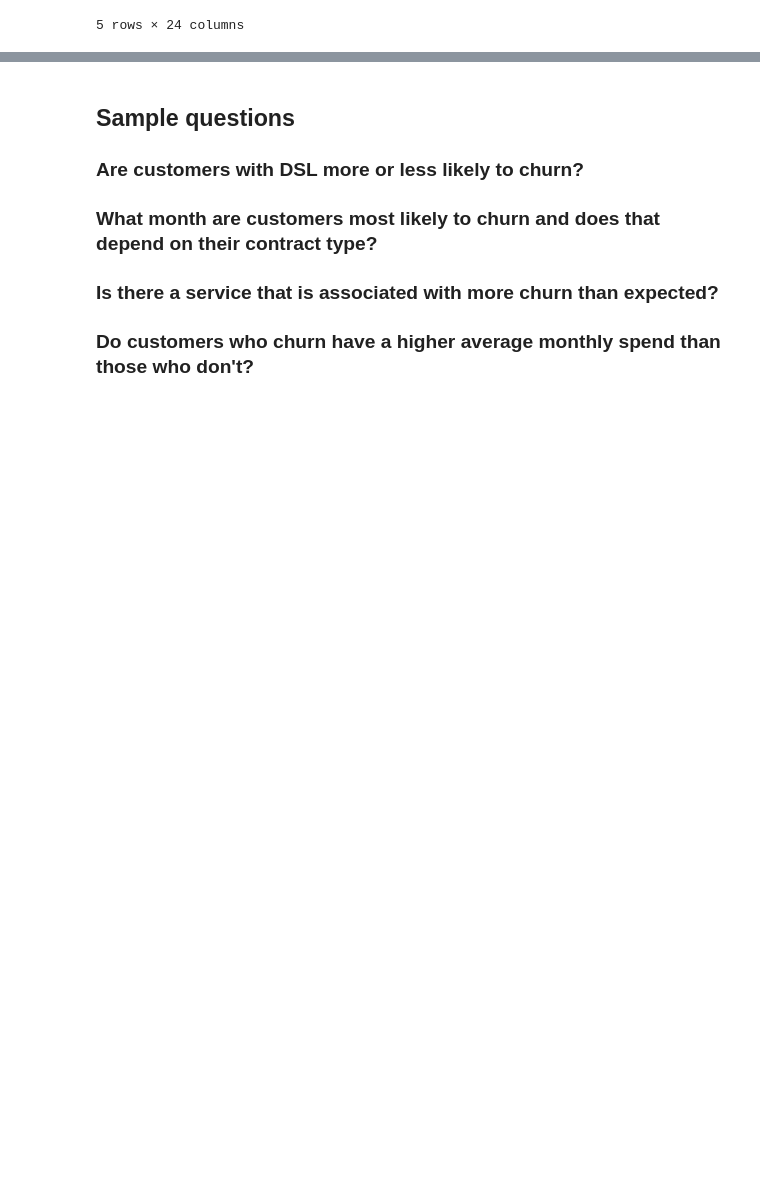
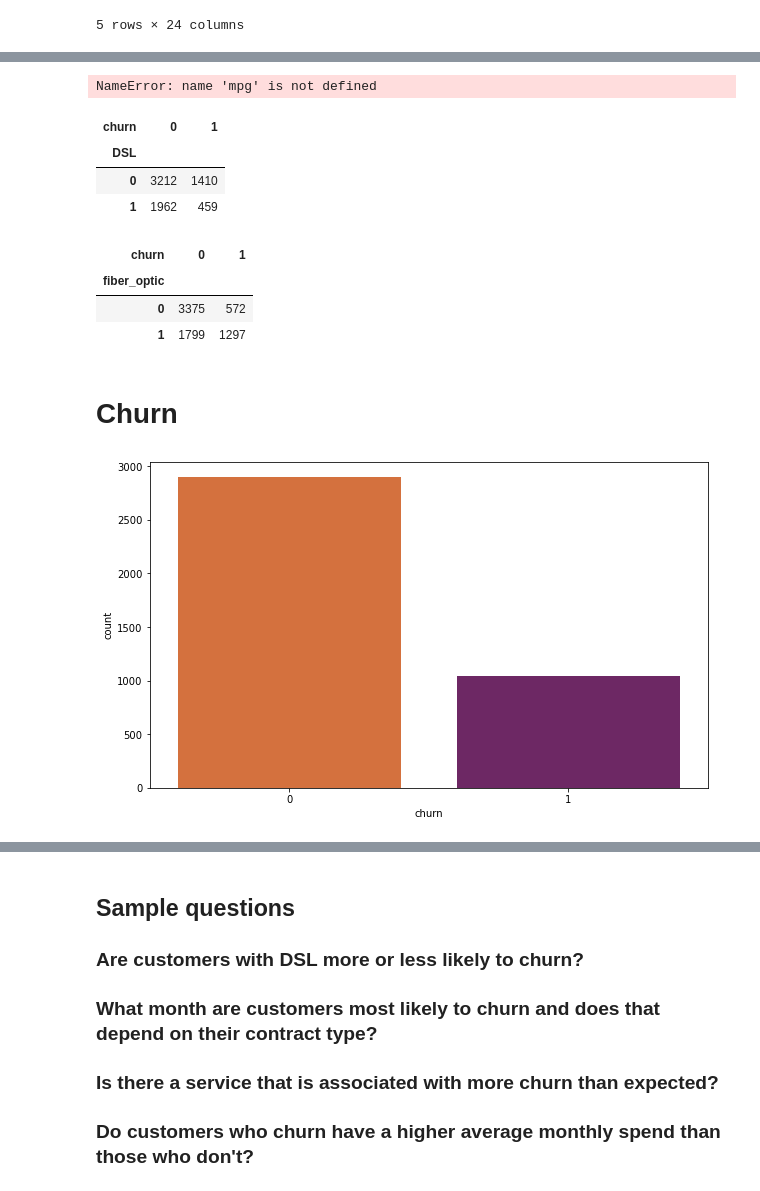
Before and after one commit to Daniel-Northcutt/Classification_Project, a Jupyter notebook: Telco_Work_Notebook.ipynb, the cells around one changed output, grey strips where cells are left out. Cells and saved outputs as stored; diff of their text form; code cells hidden in the pictures; blank space fills up the shorter version.

```diff
--- a/Telco_Work_Notebook.ipynb
+++ b/Telco_Work_Notebook.ipynb
@@ -43,0 +132,15 @@ df.isnull().mean()
+# %%
+def split_telco_data(df):
+    '''
+    This function performs split on telco data, stratify churn.
+    Returns train, validate, and test dfs.
+    '''
+    train_validate, test = train_test_split(df, test_size=.2,
+                                        random_state=123,
+                                        stratify=df.churn)
+    train, validate = train_test_split(train_validate, test_size=.3,
+                                   random_state=123,
+                                   stratify=train_validate.churn)
+    return train, validate, test
+# %%
+train, validate, test = split_telco_data(df)
@@ -85,0 +292,29 @@ df.total_charges
+# %%
+observed = pd.crosstab(mpg.drv, mpg.transmission)
+observed
+# %% [output]
+NameError: name 'mpg' is not defined
+# %%
+observed = pd.crosstab(df.DSL, df.churn)
+observed
+# %% [output]
+| churn | 0 | 1 |
+| DSL |  |  |
+| 0 | 3212 | 1410 |
+| 1 | 1962 | 459 |
+# %%
+observed = pd.crosstab(df.fiber_optic, df.churn)
+observed
+# %% [output]
+| churn | 0 | 1 |
+| fiber_optic |  |  |
+| 0 | 3375 | 572 |
+| 1 | 1799 | 1297 |
+# %% [markdown]
+# Churn
+# %%
+plt.figure(figsize=(10,6))
+sns.countplot(x='churn', data=train, palette='inferno_r')
+plt.show()
+# %% [output]
+[figure, added]
```
Also changed, not shown: parts of 64 cells of this notebook.
